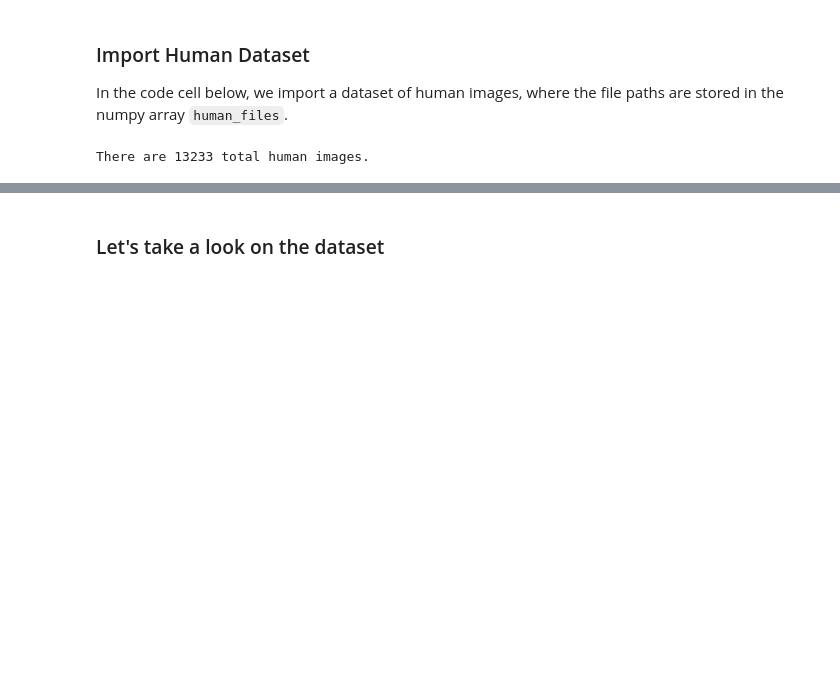
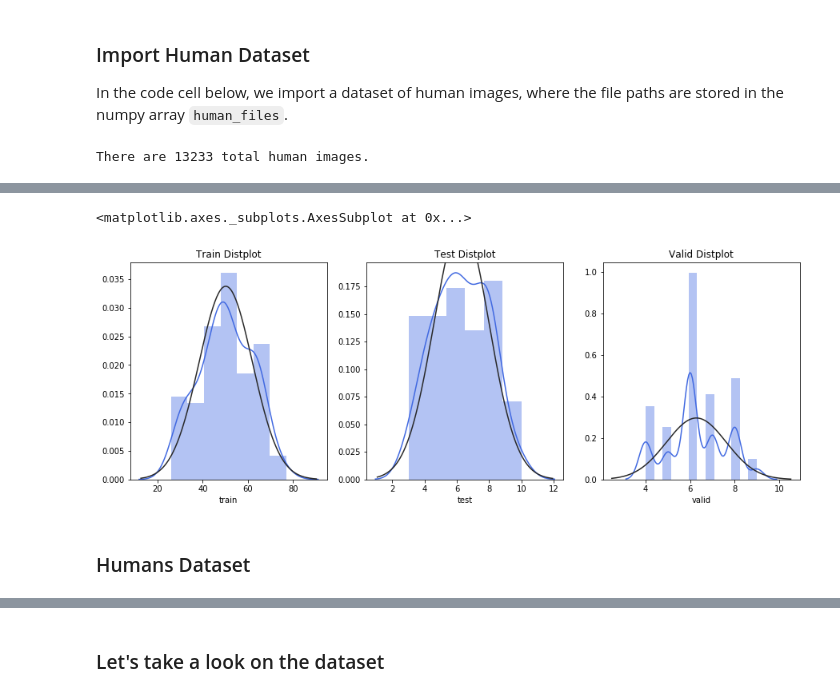
Before and after one commit to gustaph/dog-breed-classification, a Jupyter notebook: udacity-workspace/dog_app.ipynb, the cells around one changed output, grey strips where cells are left out. Drawn from its saved outputs; the diff is of its cells as text; code cells hidden in the pictures; blank space fills up the shorter version.

```diff
--- a/udacity-workspace/dog_app.ipynb
+++ b/udacity-workspace/dog_app.ipynb
@@ -117,0 +121,12 @@ There are 13233 total human images.
+# %%
+from collections import Counter
+
+def dogs_count(files):
+
+    names = []
+    for filename in files:
+
+        breed = filename[-filename[::-1].find('/') + 1:-filename[::-1].find('_') - 1].replace('_', ' ').title()
+        names.append(breed)
+
+    return pd.Series(Counter(names))
@@ -117,0 +135,6 @@ There are 13233 total human images.
+# %%
+count_train = dogs_count(train_files)
+count_test = dogs_count(test_files)
+count_valid = dogs_count(valid_files)
+
+count_data = [count_train, count_test, count_valid]
@@ -117,0 +153,3 @@ There are 13233 total human images.
+# %%
+df_counts = pd.DataFrame.from_records(count_data).T
+df_counts.columns = ["train", "test", "valid"]
@@ -117,0 +170,19 @@ There are 13233 total human images.
+# %%
+plt.figure(figsize=(15, 5))
+
+plt.subplot(131)
+plt.title("Train Distplot")
+sns.distplot(df_counts["train"], fit=norm, color="royalblue")
+
+plt.subplot(132)
+plt.title("Test Distplot")
+sns.distplot(df_counts["test"], fit=norm, color="royalblue")
+
+plt.subplot(133)
+plt.title("Valid Distplot")
+sns.distplot(df_counts["valid"], fit=norm, color="royalblue")
+# %% [output]
+<matplotlib.axes._subplots.AxesSubplot at 0x...>
+[figure, added]
+# %% [markdown]
+### Humans Dataset
```
Also changed, not shown: parts of 21 cells of this notebook, 1 other file.
